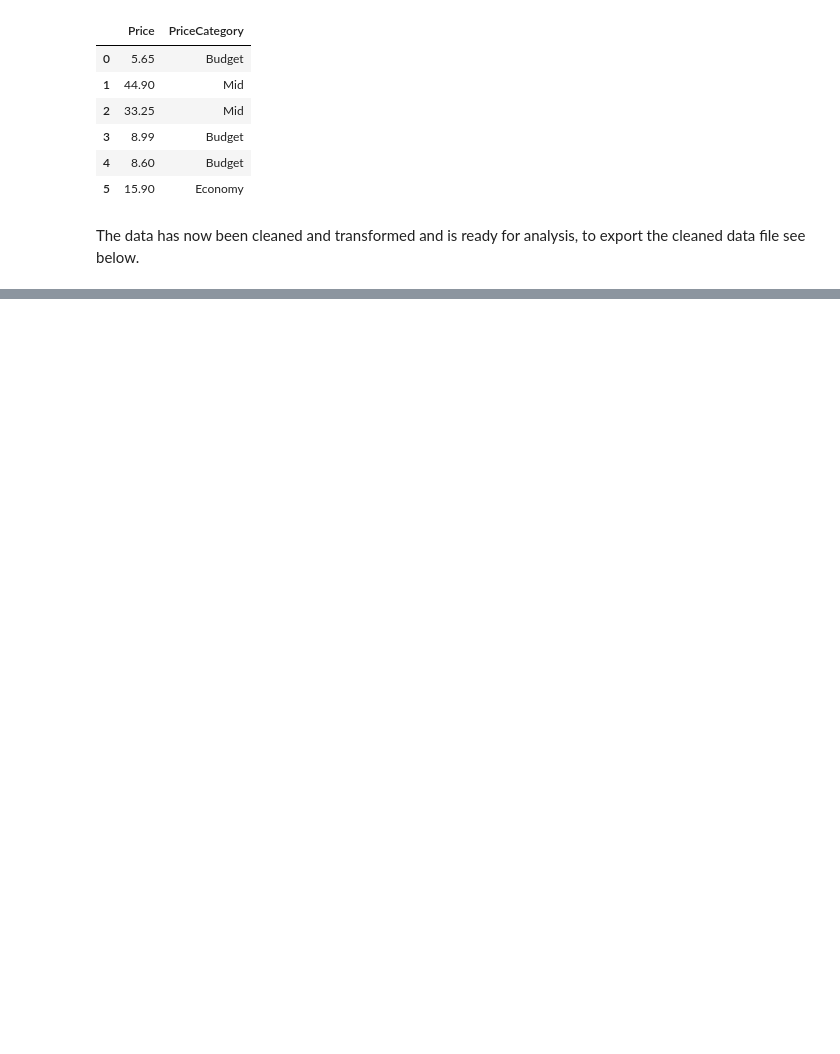
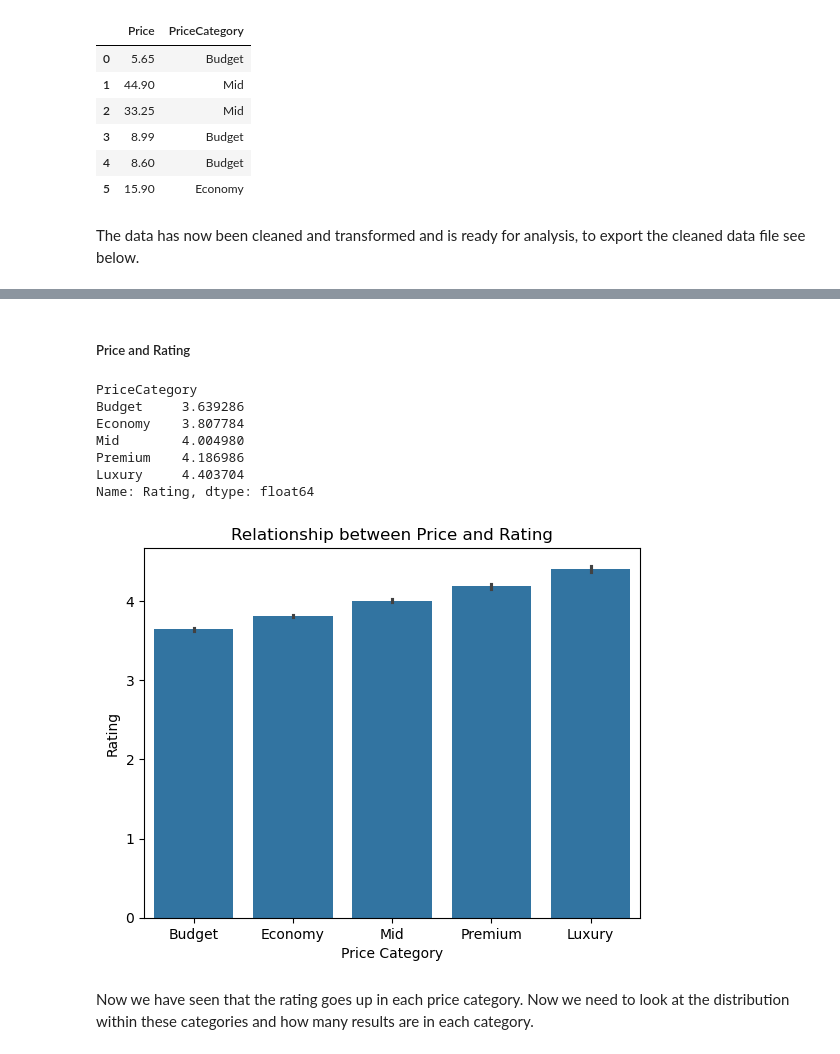
Before and after one commit to maisyoneill/Pythonrepo, a Jupyter notebook: project/Project.ipynb, the cells around one changed output, grey strips where cells are left out. Cells and saved outputs as stored; diff of their text form; code cells hidden in the pictures; blank space fills up the shorter version.

Commit message:
price and year analysis

```diff
--- a/project/Project.ipynb
+++ b/project/Project.ipynb
@@ -163,0 +168,25 @@ df_wine.to_csv("cleaned_white_wine.csv", index = False)
+# %% [markdown]
+##### Price and Rating
+# %%
+# First we are looking at the mean rating for each price category and then plotting it on a bar chart.
+
+import seaborn as sns
+import matplotlib.pyplot as plt
+
+print(df_wine.groupby("PriceCategory", observed=True)["Rating"].mean())
+
+sns.barplot(x="PriceCategory", y="Rating", data=df_wine)
+plt.xlabel('Price Category')
+plt.title('Relationship between Price and Rating')
+plt.show()
+# %% [output]
+PriceCategory
+Budget     3.639286
+Economy    3.807784
+Mid        4.004980
+Premium    4.186986
+Luxury     4.403704
+Name: Rating, dtype: float64
+[figure, added]
+# %% [markdown]
+Now we have seen that the rating goes up in each price category. Now we need to look at the distribution within these categories and how many results are in each category.
```
Also changed, not shown: parts of 16 cells of this notebook.
